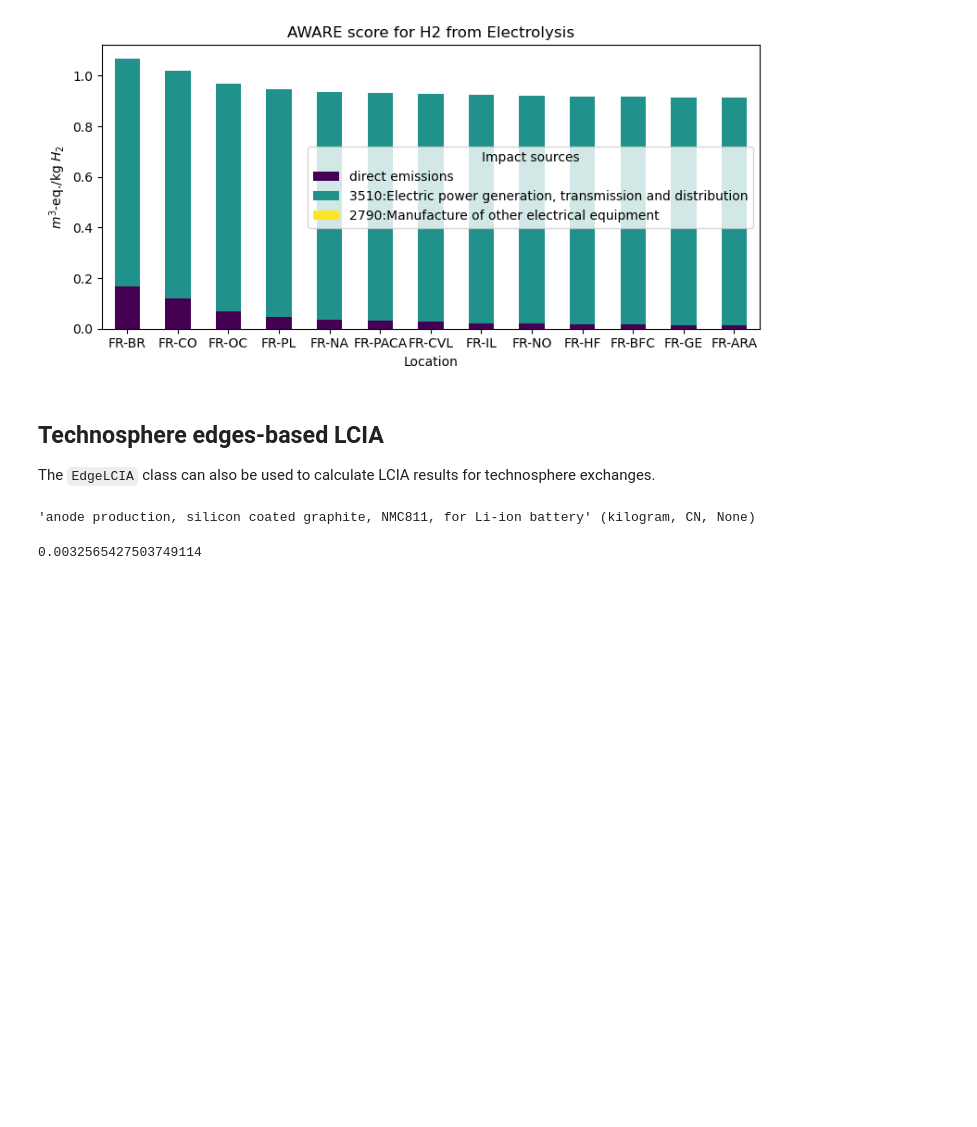
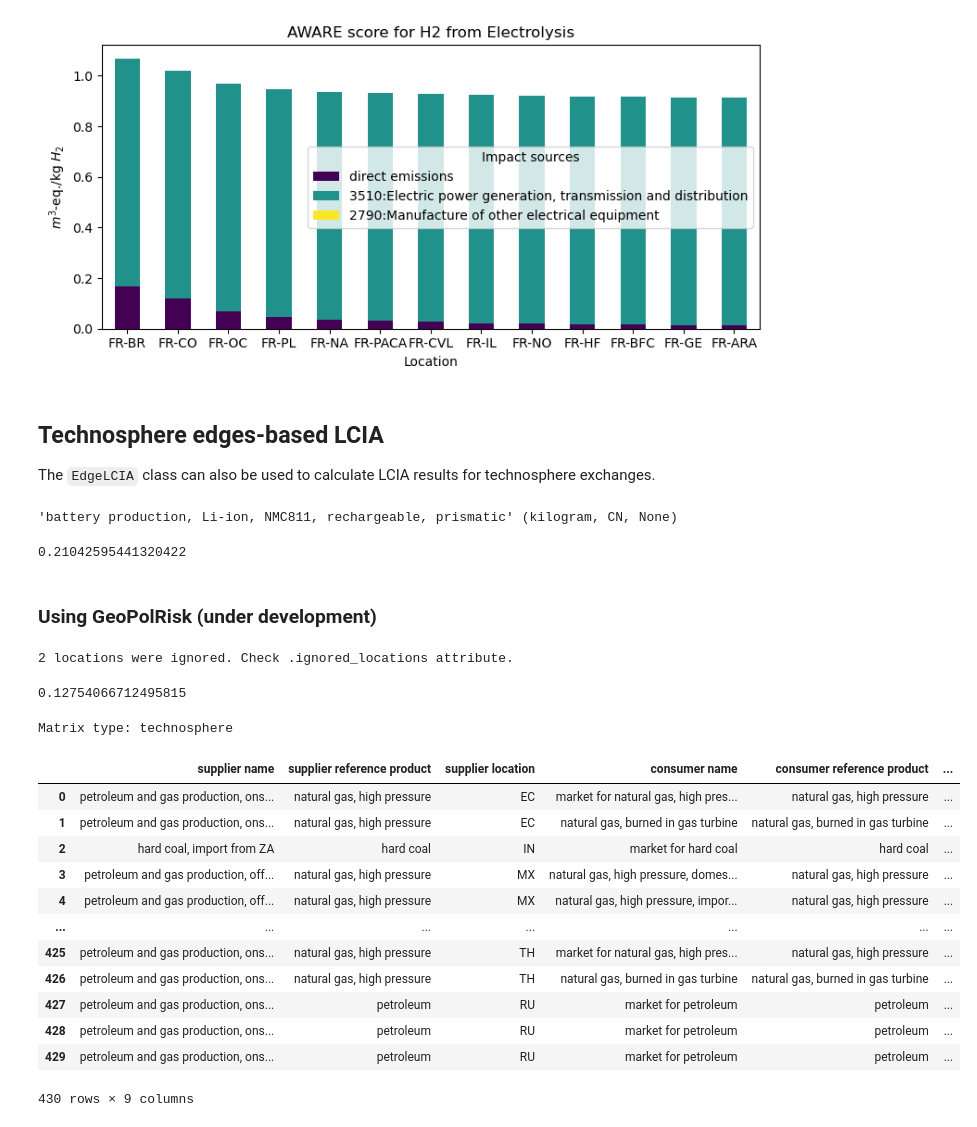
Before and after one commit to philoubet/edges, a Jupyter notebook: examples/examples.ipynb, the cells around one changed output. Saved outputs shown, nothing was run; the diff lists cells and outputs as text; code cells hidden in the pictures; blank space fills up the shorter version.

```diff
--- a/examples/examples.ipynb
+++ b/examples/examples.ipynb
@@ -226,11 +226,15 @@ plt.show()
 ## Technosphere edges-based LCIA
 
 The `EdgeLCIA` class can also be used to calculate LCIA results for technosphere exchanges.
+# %%
+from edges import EdgeLCIA
+import bw2data
+bw2data.projects.set_current("bw25_ei310")
 # %%
 act = [a for a in bw2data.Database("ecoinvent-3.10-cutoff") if "NMC" in a["name"]][0]
 act
 # %% [output]
-'anode production, silicon coated graphite, NMC811, for Li-ion battery' (kilogram, CN, None)
+'battery production, Li-ion, NMC811, rechargeable, prismatic' (kilogram, CN, None)
 # %%
 method = ('RELICS', 'copper')
 LCA = EdgeLCIA({act: 1}, method)
@@ -238,4 +242,33 @@ LCA.lci()
 LCA.lcia()
 LCA.score
 # %% [output]
-0.0032565427503749114
+0.21042595441320422
+# %% [markdown]
+### Using GeoPolRisk (under development)
+# %%
+method = ('GeoPolRisk', '2024')
+LCA = EdgeLCIA({act: 1}, method)
+LCA.lci()
+LCA.lcia()
+LCA.score
+# %% [output]
+2 locations were ignored. Check .ignored_locations attribute.
+0.12754066712495815
+# %%
+df = LCA.generate_cf_table()
+df
+# %% [output]
+Matrix type: technosphere
+|  | supplier name | supplier reference product | supplier location | consumer name | consumer reference product | ... |
+| 0 | petroleum and gas production, ons... | natural gas, high pressure | EC | market for natural gas, high pres... | natural gas, high pressure | ... |
+| 1 | petroleum and gas production, ons... | natural gas, high pressure | EC | natural gas, burned in gas turbine | natural gas, burned in gas turbine | ... |
+| 2 | hard coal, import from ZA | hard coal | IN | market for hard coal | hard coal | ... |
+| 3 | petroleum and gas production, off... | natural gas, high pressure | MX | natural gas, high pressure, domes... | natural gas, high pressure | ... |
+| 4 | petroleum and gas production, off... | natural gas, high pressure | MX | natural gas, high pressure, impor... | natural gas, high pressure | ... |
+| ... | ... | ... | ... | ... | ... | ... |
+| 425 | petroleum and gas production, ons... | natural gas, high pressure | TH | market for natural gas, high pres... | natural gas, high pressure | ... |
+| 426 | petroleum and gas production, ons... | natural gas, high pressure | TH | natural gas, burned in gas turbine | natural gas, burned in gas turbine | ... |
+| 427 | petroleum and gas production, ons... | petroleum | RU | market for petroleum | petroleum | ... |
+| 428 | petroleum and gas production, ons... | petroleum | RU | market for petroleum | petroleum | ... |
+| 429 | petroleum and gas production, ons... | petroleum | RU | market for petroleum | petroleum | ... |
+430 rows × 9 columns
```
Also changed, not shown: 1 other file.
